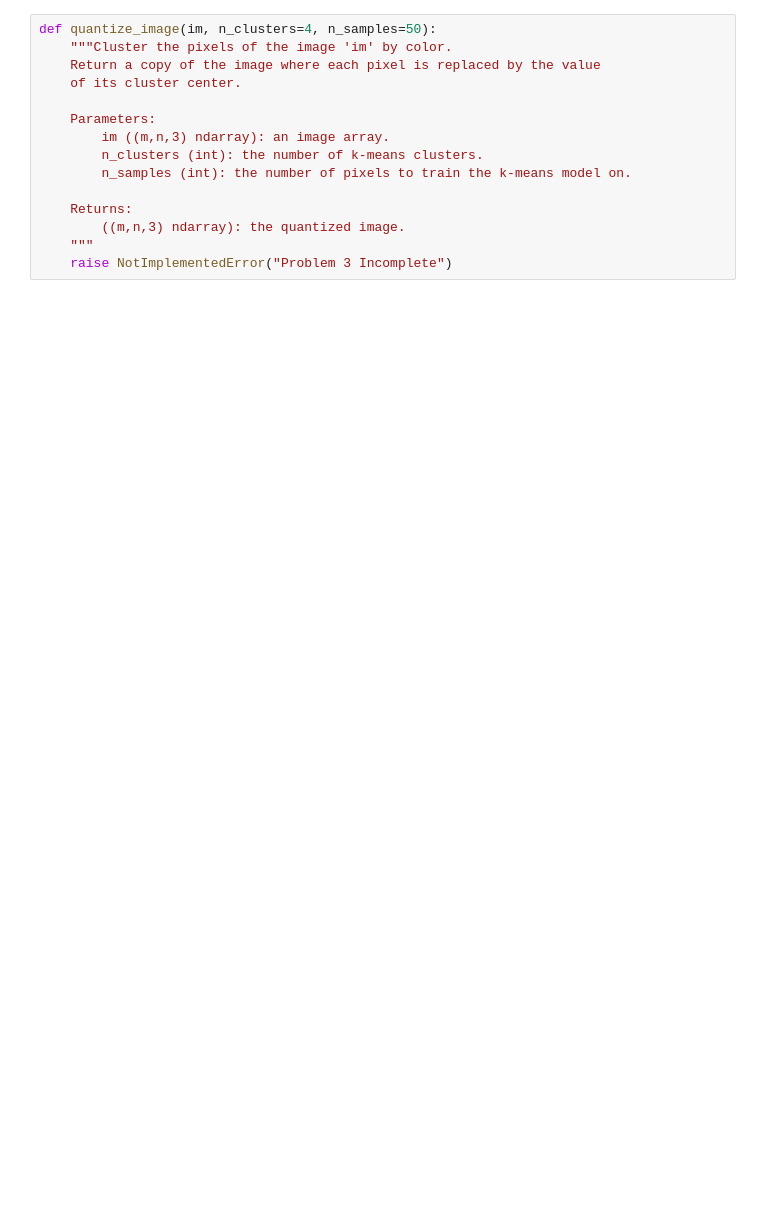
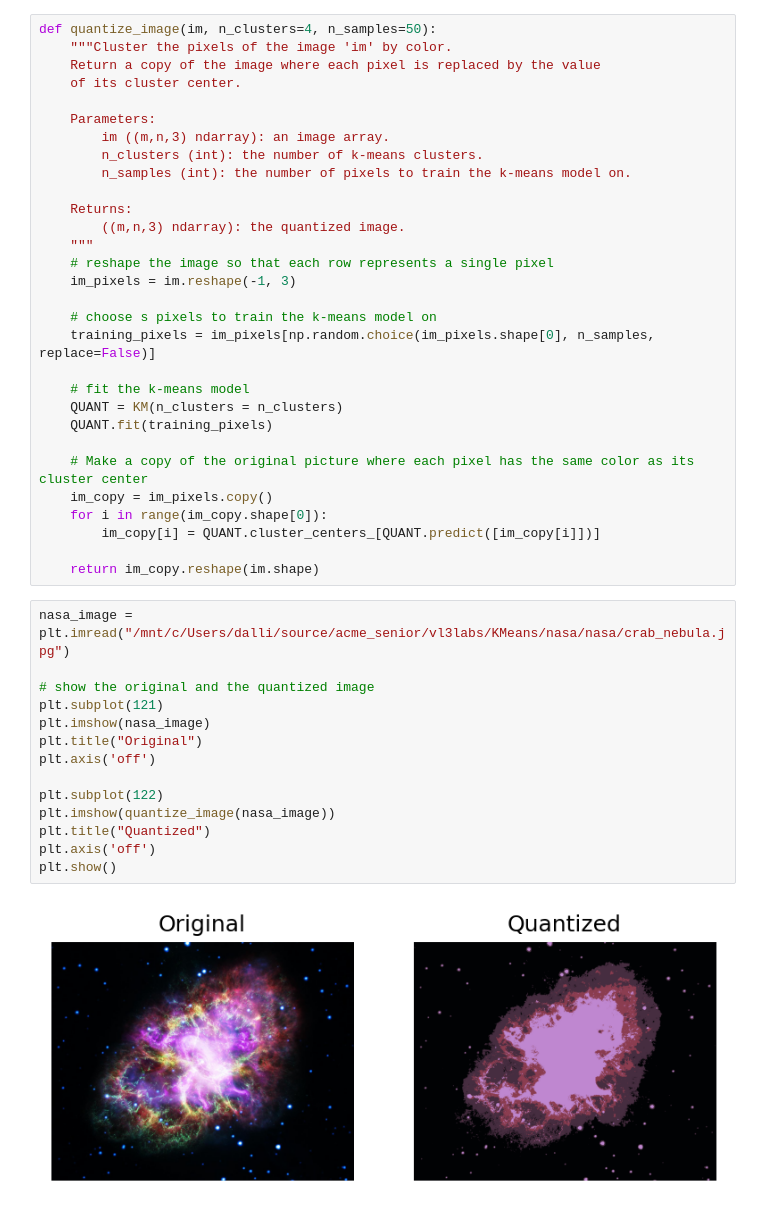
Before and after one commit to binDebug3/volume3, a Jupyter notebook: byu_vol3/KMeans/kmeans_clustering.ipynb, the cells around one changed output. Drawn from its saved outputs; the diff is of its cells as text; blank space fills up the shorter version.

```diff
--- a/byu_vol3/KMeans/kmeans_clustering.ipynb
+++ b/byu_vol3/KMeans/kmeans_clustering.ipynb
@@ -109,4 +252,35 @@ def quantize_image(im, n_clusters=4, n_samples=50):
     Returns:
         ((m,n,3) ndarray): the quantized image.
     """
-    raise NotImplementedError("Problem 3 Incomplete")
+    # reshape the image so that each row represents a single pixel
+    im_pixels = im.reshape(-1, 3)
+
+    # choose s pixels to train the k-means model on
+    training_pixels = im_pixels[np.random.choice(im_pixels.shape[0], n_samples, replace=False)]
+
+    # fit the k-means model
+    QUANT = KM(n_clusters = n_clusters)
+    QUANT.fit(training_pixels)
+
+    # Make a copy of the original picture where each pixel has the same color as its cluster center
+    im_copy = im_pixels.copy()
+    for i in range(im_copy.shape[0]):
+        im_copy[i] = QUANT.cluster_centers_[QUANT.predict([im_copy[i]])]
+
+    return im_copy.reshape(im.shape)
+# %%
+nasa_image = plt.imread("/mnt/c/Users/dalli/source/acme_senior/vl3labs/KMeans/nasa/nasa/crab_nebula.jpg")
+
+# show the original and the quantized image
+plt.subplot(121)
+plt.imshow(nasa_image)
+plt.title("Original")
+plt.axis('off')
+
+plt.subplot(122)
+plt.imshow(quantize_image(nasa_image))
+plt.title("Quantized")
+plt.axis('off')
+plt.show()
+# %% [output]
+[figure, added]
```
Also changed, not shown: parts of 15 cells of this notebook.
